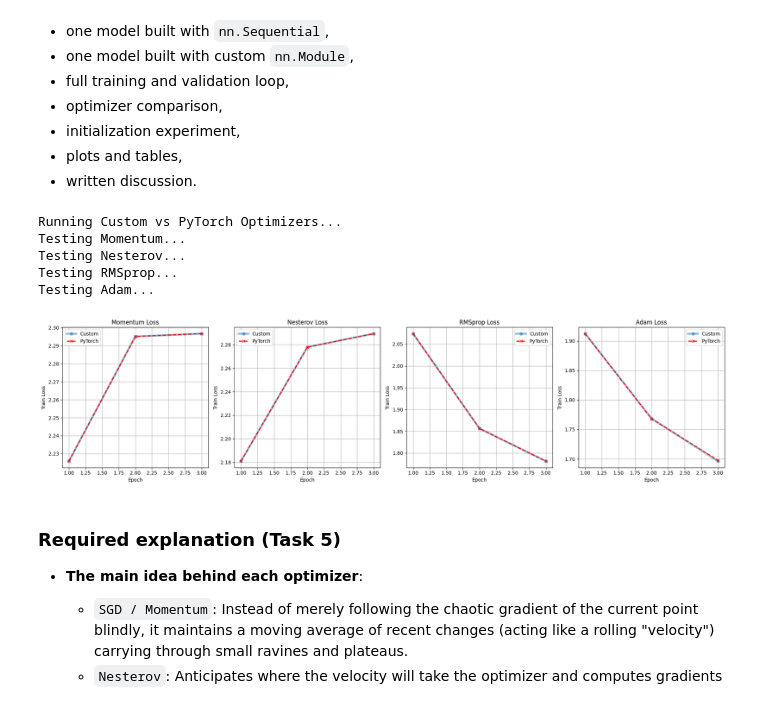
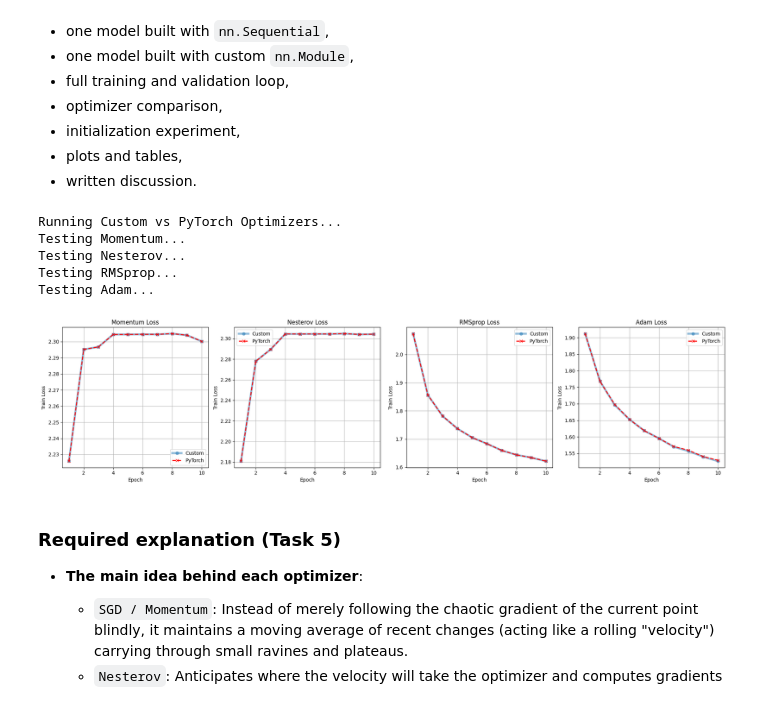
Before and after one commit to Owczany/Semestr-6, a Jupyter notebook: neural_networks/assignments/list_4/task.ipynb, the cells around one changed output. Cells and saved outputs as stored; diff of their text form; code cells hidden in the pictures.

```diff
--- a/neural_networks/assignments/list_4/task.ipynb
+++ b/neural_networks/assignments/list_4/task.ipynb
@@ -1148,7 +1158,7 @@ configs = {
     "Adam": (lambda p: CustomAdam(p, lr=0.001), lambda p: optim.Adam(p, lr=0.001, betas=(0.9, 0.999)))
 }
 
-epochs_t5 = 3 # Wystarczą 3 epoki by udowodnić poprawność zachowania optymalizatorów
+epochs_t5 = 10 # Wystarczą 3 epoki by udowodnić poprawność zachowania optymalizatorów
 results_t5 = {}
 
 print("Running Custom vs PyTorch Optimizers...")
@@ -1173,34 +1183,34 @@ for opt_name, (custom_fn, pt_fn) in configs.items():
     model_pt = get_small_model()
     model_pt.load_state_dict(deepcopy(initial_weights_small))
     opt_pt = pt_fn(model_pt.parameters())
 
     pt_losses = []
     for epoch in range(epochs_t5):
         tl, _ = train_one_epoch(model_pt, train_loader, opt_pt, criterion_t5, device)
         pt_losses.append(tl)
 
     results_t5[opt_name] = {"Custom": custom_losses, "PyTorch": pt_losses}
 
 # 4. Rysowanie wyników dla porównania
 fig, axes = plt.subplots(1, 4, figsize=(20, 5))
 for i, opt_name in enumerate(configs.keys()):
     axes[i].plot(range(1, epochs_t5+1), results_t5[opt_name]["Custom"], label="Custom", marker='o', linestyle='-', linewidth=4, alpha=0.5)
     axes[i].plot(range(1, epochs_t5+1), results_t5[opt_name]["PyTorch"], label="PyTorch", marker='x', linestyle='--', linewidth=2, color='red')
     axes[i].set_title(f"{opt_name} Loss")
     axes[i].set_xlabel("Epoch")
     axes[i].set_ylabel("Train Loss")
     axes[i].legend()
     axes[i].grid(True)
 
 plt.tight_layout()
 plt.show()
 # %% [output]
 Running Custom vs PyTorch Optimizers...
 Testing Momentum...
 Testing Nesterov...
 Testing RMSprop...
 Testing Adam...
-[figure, old version]
+[figure, new version]
 # %% [markdown]
 ### Required explanation (Task 5)
 
```
Also changed, not shown: parts of 1 cell of this notebook, 3 other files.
